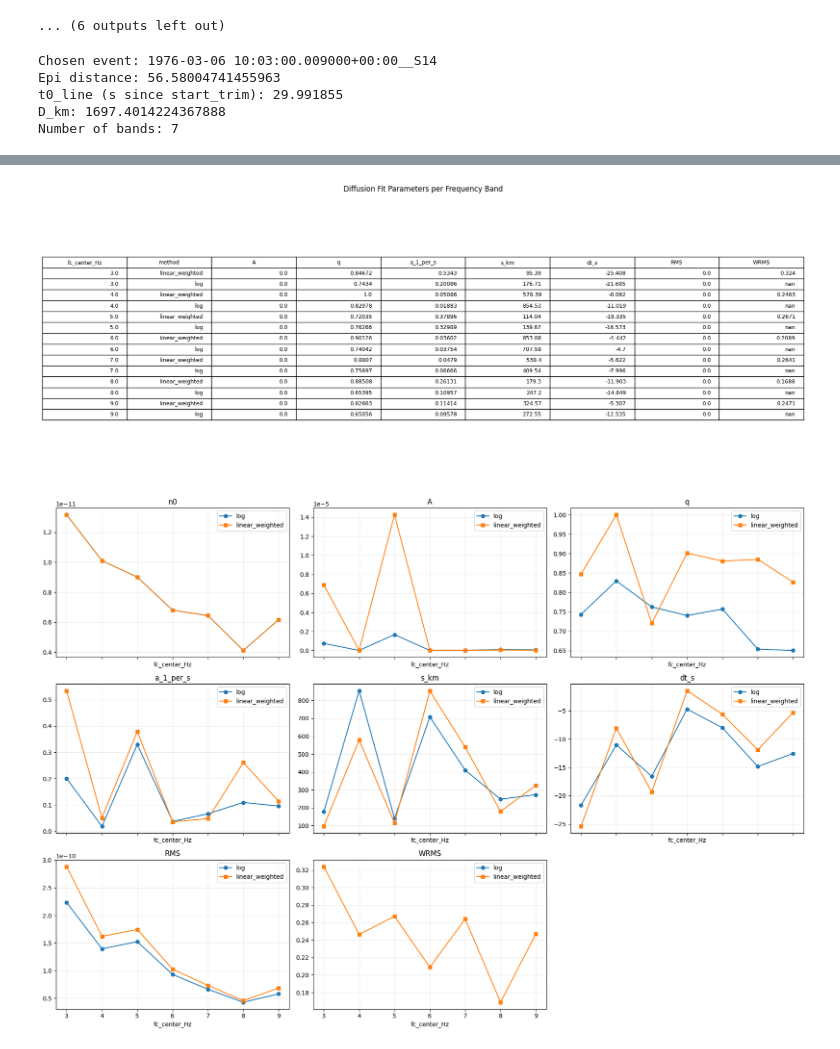
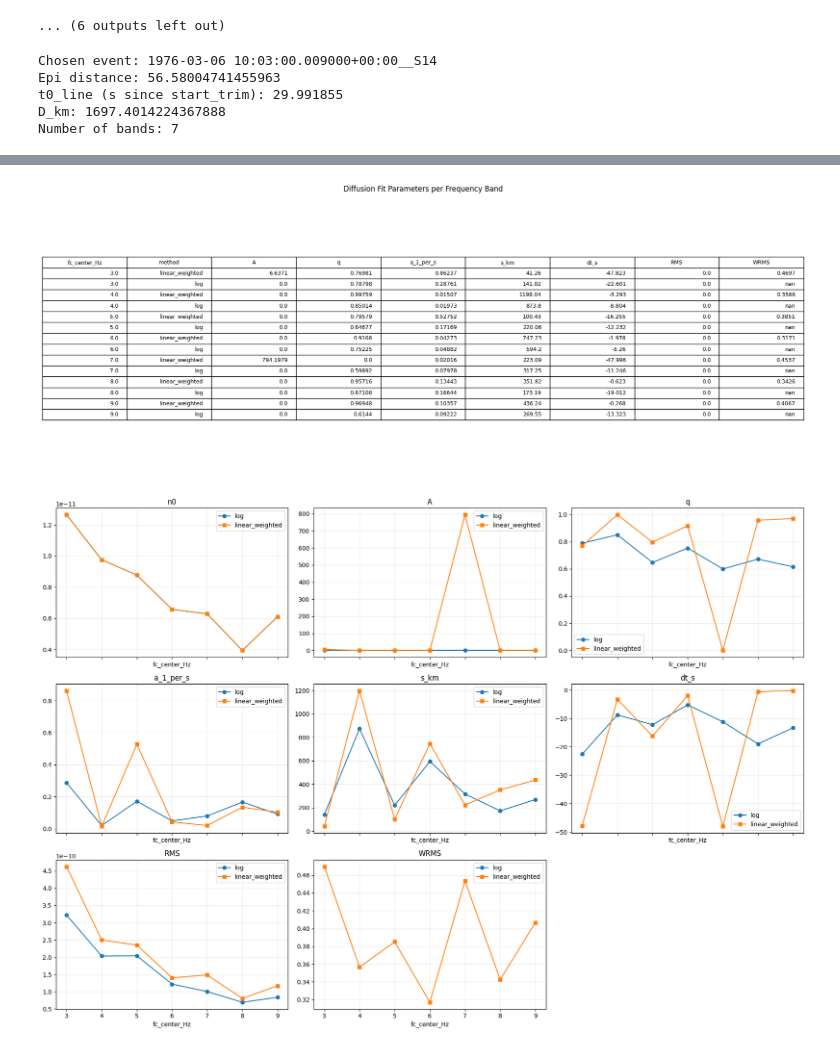
Before and after one commit to RamonMargarit/Heterogeneities-project, a Jupyter notebook: notebooks/Select_Envelopes.ipynb, the cells around one changed output, grey strips where cells are left out. Cells and saved outputs as stored; diff of their text form; code cells hidden in the pictures.

```diff
--- a/notebooks/Select_Envelopes.ipynb
+++ b/notebooks/Select_Envelopes.ipynb
@@ -278,30 +289,6 @@ import matplotlib.pyplot as plt
 from scipy.optimize import curve_fit
 from obspy import UTCDateTime
 from scipy.signal import butter, sosfiltfilt, hilbert, get_window
-# %%
-# ---------------------------
-# Signal processing helpers
-# ---------------------------
-def band_edges(fc, half_bw, fs):
-    """Compute lower/upper band edges for a given center frequency."""
-    fl = max(fc - half_bw, 0.001)
-    fu = min(fc + half_bw, 0.99 * fs / 2)
-    return fl, fu
-
-def env_and_rms(x, fs, fl, fu, win_s, order):
-    """
-    Bandpass x between fl, fu; return Hilbert envelope and RMS-smoothed envelope.
-    """
-    sos = butter(order, [fl / (fs / 2), fu / (fs / 2)], btype="bandpass", output="sos")
-    bp = sosfiltfilt(sos, x)
-    env = np.abs(hilbert(bp))
-
-    N = int(round(win_s * fs)) | 1  # ensure odd length
-    w = get_window("hann", N)
-    w = w / w.sum()
-
-    rms = np.sqrt(np.convolve(env**2, w, mode="same"))
-    return env, rms
 # %%
 import numpy as np
 import matplotlib.pyplot as plt
@@ -1669,7 +1656,7 @@ t0_line = float(t0_obspy - tr_trimmed.stats.starttime)
 
 # Choose smoothing/bands
 half_bw = 0.5
-win_s   = 5
+win_s   = 2
 order   = 4
 
 # NOTE: This gives 12 bands (3.0 ... 8.5). If you truly want 7 rows,
@@ -1923,6 +1910,7 @@ for ax in axes[len(params):]:
     ax.axis("off")
 
 plt.tight_layout()
+
 plt.show()
 # %% [output]
 Chosen event: 1976-03-06 10:03:00.009000+00:00__S14
@@ -1934,2 +1922,2 @@ Number of bands: 7
 [figure]
-[figure, old version]
+[figure, new version]
```
Also changed, not shown: parts of 3 cells of this notebook, 1 other file.
